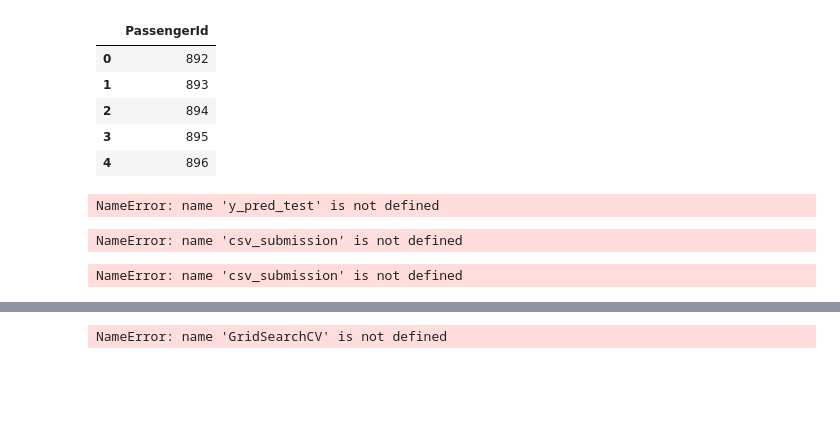
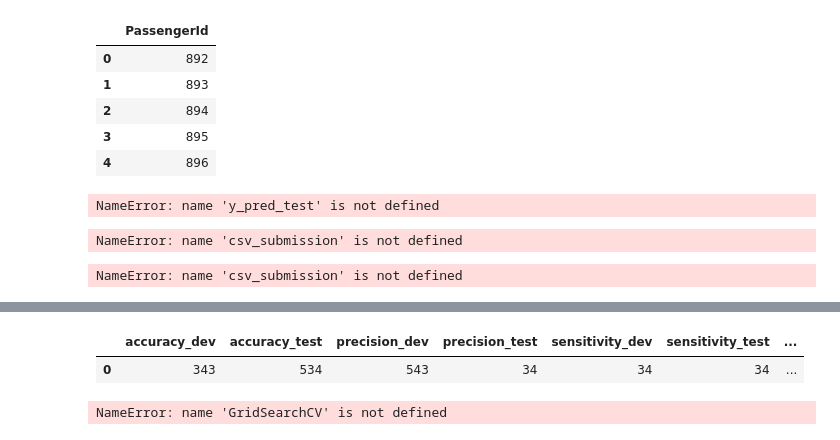
Before and after one commit to RaghupatiRaghav/PalakPaneer, a Jupyter notebook: Random Forest Pipeline.ipynb, the cells around one changed output, grey strips where cells are left out. Drawn from its saved outputs; the diff is of its cells as text; code cells hidden in the pictures; blank space fills up the shorter version.

Commit message:
adds automated iterations tracker in rf pipeline

```diff
--- a/Random Forest Pipeline.ipynb
+++ b/Random Forest Pipeline.ipynb
@@ -208,3 +199,45 @@ SyntaxError: invalid syntax (<ipython-input-27-23316e610fb5>, line 2)
+# %%
+#automated iteration tracker- user inputs - write a description of this iteration, what was done differently
+description = 'this is a test'
+
+accuracy_dev = 343
+accuracy_test = 534
+precision_dev = 543
+precision_test = 34
+sensitivity_dev = 34
+sensitivity_test = 34
+f1_score_dev = 34
+f1_score_test = 34
+# %%
+#making a dataframe for automated tracker info, saving as csv
+col_list = ['accuracy_dev'
+,'accuracy_test'
+,'precision_dev'
+,'precision_test'
+,'sensitivity_dev'
+,'sensitivity_test'
+,'f1_score_dev'
+,'f1_score_test'
+,'description']
+
+model_tracker = pd.DataFrame(columns = col_list)
+
+row = pd.DataFrame([[accuracy_dev
+,accuracy_test
+,precision_dev
+,precision_test
+,sensitivity_dev
+,sensitivity_test
+,f1_score_dev
+,f1_score_test
+,description]],columns = col_list)
+
+model_tracker = model_tracker.append(row, ignore_index = True)
+model_tracker.to_csv(r'model_tracker.csv', index = True)
+model_tracker
+# %% [output]
+|  | accuracy_dev | accuracy_test | precision_dev | precision_test | sensitivity_dev | sensitivity_test | ... |
+| 0 | 343 | 534 | 543 | 34 | 34 | 34 | ... |
 # %%
 #grid search for hyper parameter tuning
 rfc=RandomForestClassifier(random_state=42)
```
Also changed, not shown: parts of 1 cell of this notebook, 1 other file.
